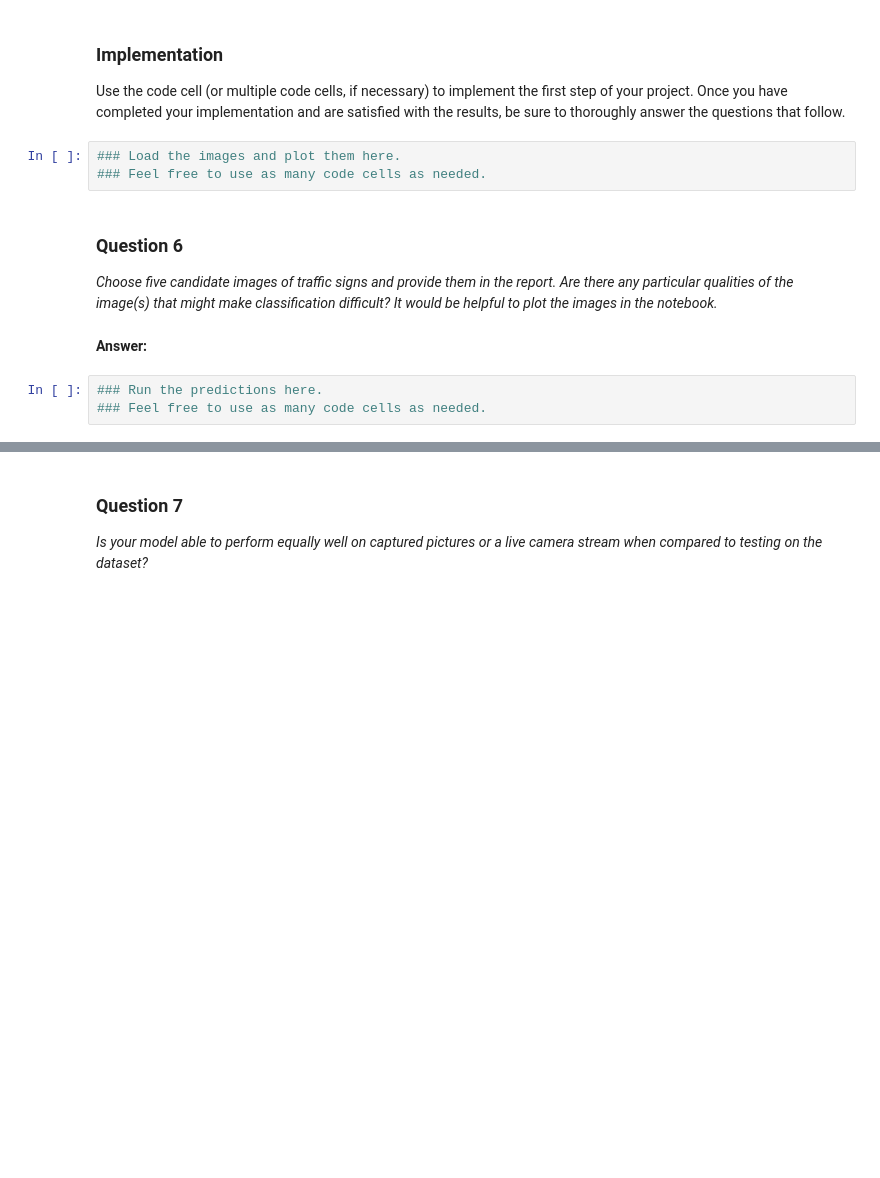
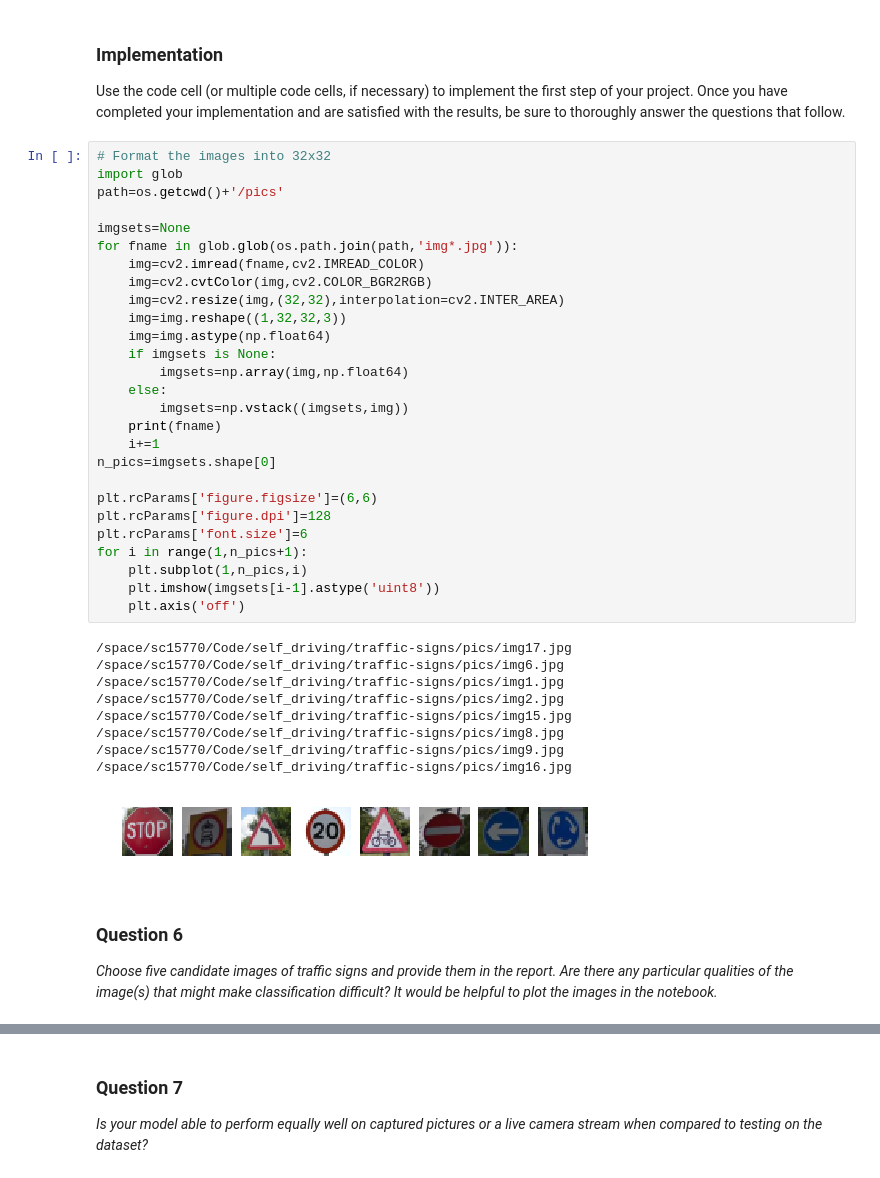
Before and after one commit to soon-yau/SDCND_Term1, a Jupyter notebook: traffic-signs/Traffic_Signs_Recognition.ipynb, the cells around one changed output, grey strips where cells are left out. Drawn from its saved outputs; the diff is of its cells as text; blank space fills up the shorter version.

```diff
--- a/traffic-signs/Traffic_Signs_Recognition.ipynb
+++ b/traffic-signs/Traffic_Signs_Recognition.ipynb
@@ -405,15 +498,44 @@ You may find `signnames.csv` useful as it contains mappings from the class id (i
 ### Implementation
 
 Use the code cell (or multiple code cells, if necessary) to implement the first step of your project. Once you have completed your implementation and are satisfied with the results, be sure to thoroughly answer the questions that follow.
-# %%
-### Load the images and plot them here.
-### Feel free to use as many code cells as needed.
+# %%
+# Format the images into 32x32
+import glob
+path=os.getcwd()+'/pics'
+
+imgsets=None
+for fname in glob.glob(os.path.join(path,'img*.jpg')):
+    img=cv2.imread(fname,cv2.IMREAD_COLOR)
+    img=cv2.cvtColor(img,cv2.COLOR_BGR2RGB)
+    img=cv2.resize(img,(32,32),interpolation=cv2.INTER_AREA)
+    img=img.reshape((1,32,32,3))
+    img=img.astype(np.float64)
+    if imgsets is None:
+        imgsets=np.array(img,np.float64)
+    else:
+        imgsets=np.vstack((imgsets,img))
+    print(fname)
+    i+=1
+n_pics=imgsets.shape[0]
+
+plt.rcParams['figure.figsize']=(6,6)
+plt.rcParams['figure.dpi']=128
+plt.rcParams['font.size']=6
+for i in range(1,n_pics+1):
+    plt.subplot(1,n_pics,i)
+    plt.imshow(imgsets[i-1].astype('uint8'))
+    plt.axis('off')
+# %% [output]
+/space/sc15770/Code/self_driving/traffic-signs/pics/img17.jpg
+/space/sc15770/Code/self_driving/traffic-signs/pics/img6.jpg
+/space/sc15770/Code/self_driving/traffic-signs/pics/img1.jpg
+/space/sc15770/Code/self_driving/traffic-signs/pics/img2.jpg
+/space/sc15770/Code/self_driving/traffic-signs/pics/img15.jpg
+/space/sc15770/Code/self_driving/traffic-signs/pics/img8.jpg
+/space/sc15770/Code/self_driving/traffic-signs/pics/img9.jpg
+/space/sc15770/Code/self_driving/traffic-signs/pics/img16.jpg
+[figure, added]
 # %% [markdown]
 ### Question 6
 
 _Choose five candidate images of traffic signs and provide them in the report. Are there any particular qualities of the image(s) that might make classification difficult? It would be helpful to plot the images in the notebook._
-# %% [markdown]
-**Answer:**
-# %%
-### Run the predictions here.
-### Feel free to use as many code cells as needed.
```
Also changed, not shown: parts of 33 cells of this notebook, 12 other files.
